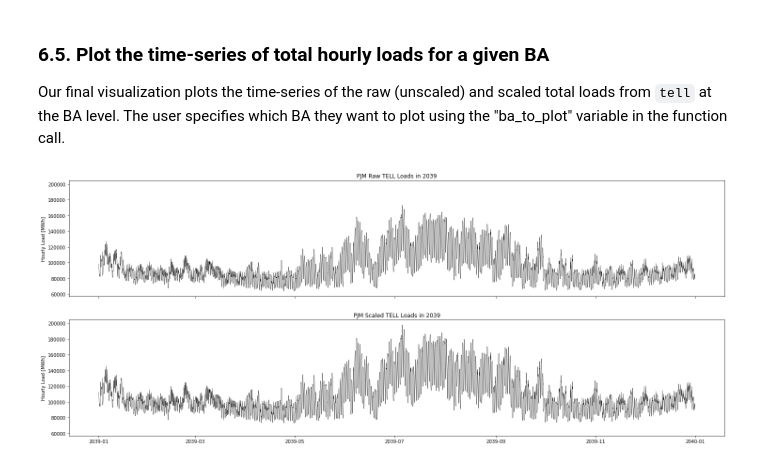
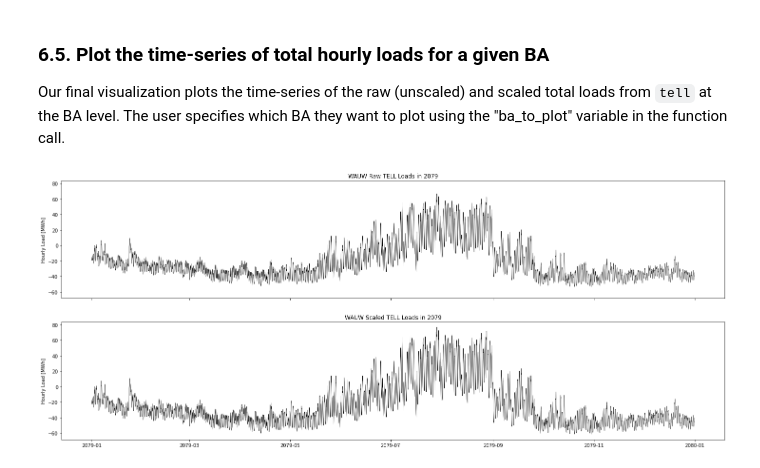
Before and after one commit to IMMM-SFA/tell, a Jupyter notebook: notebooks/tell_quickstarter.ipynb, the cells around one changed output. Saved outputs shown, nothing was run; the diff lists cells and outputs as text; code cells hidden in the pictures.

```diff
--- a/notebooks/tell_quickstarter.ipynb
+++ b/notebooks/tell_quickstarter.ipynb
@@ -233,12 +233,12 @@ tell.plot_state_load_duration_curve(state_to_plot = 'North Carolina',
 Our final visualization plots the time-series of the raw (unscaled) and scaled total loads from `tell` at the BA level. The user specifies which BA they want to plot using the "ba_to_plot" variable in the function call.
 # %%
 # Plot the time-series of raw and scaled loads from TELL at the BA level for a user-specified BA (e.g., PJM, CISO, ERCO, etc.):
-tell.plot_ba_load_time_series(ba_to_plot = 'PJM',
-                              year_to_plot = '2039',
+tell.plot_ba_load_time_series(ba_to_plot = 'WAUW',
+                              year_to_plot = '2079',
                               scenario_to_plot = 'rcp85hotter_ssp5',
                               data_input_dir = tell_data_dir,
                               image_output_dir = tell_image_dir,
                               image_resolution = 150,
-                              save_images = True)
+                              save_images = False)
 # %% [output]
-[figure, old version]
+[figure, new version]
```
Also changed, not shown: 1 other file.
